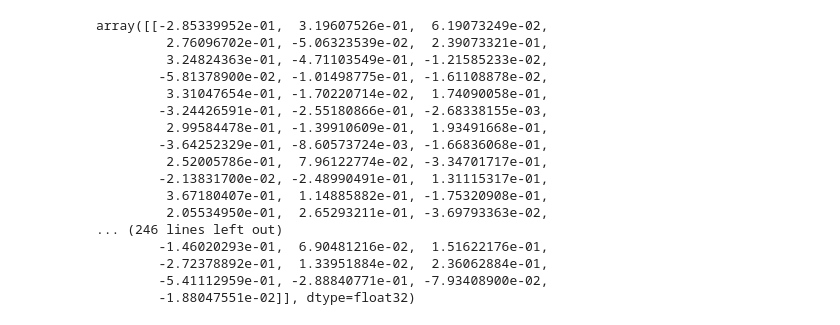
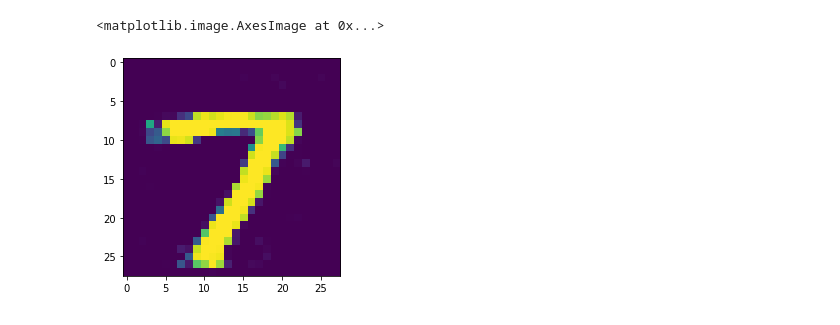
Before and after one commit to jaggbow/torch-gan, a Jupyter notebook: Notebooks/GAN.ipynb, the cells around one changed output. Saved outputs shown, nothing was run; the diff lists cells and outputs as text; code cells hidden in the pictures.

```diff
--- a/Notebooks/GAN.ipynb
+++ b/Notebooks/GAN.ipynb
@@ -71,20 +68,6 @@ pred = pred.cpu().detach().numpy()
-# %%
-pred
-# %% [output]
-array([[-2.85339952e-01,  3.19607526e-01,  6.19073249e-02,
-         2.76096702e-01, -5.06323539e-02,  2.39073321e-01,
-         3.24824363e-01, -4.71103549e-01, -1.21585233e-02,
-        -5.81378900e-02, -1.01498775e-01, -1.61108878e-02,
-         3.31047654e-01, -1.70220714e-02,  1.74090058e-01,
-        -3.24426591e-01, -2.55180866e-01, -2.68338155e-03,
-         2.99584478e-01, -1.39910609e-01,  1.93491668e-01,
-        -3.64252329e-01, -8.60573724e-03, -1.66836068e-01,
-         2.52005786e-01,  7.96122774e-02, -3.34701717e-01,
-        -2.13831700e-02, -2.48990491e-01,  1.31115317e-01,
-         3.67180407e-01,  1.14885882e-01, -1.75320908e-01,
-         2.05534950e-01,  2.65293211e-01, -3.69793363e-02,
-... (246 lines left out)
-        -1.46020293e-01,  6.90481216e-02,  1.51622176e-01,
-        -2.72378892e-01,  1.33951884e-02,  2.36062884e-01,
-        -5.41112959e-01, -2.88840771e-01, -7.93408900e-02,
-        -1.88047551e-02]], dtype=float32)
+# %%
+pred = advNet.generate(1)
+plt.imshow(vec2image(pred).detach().numpy()[0].reshape(28,28,1))
+# %% [output]
+<matplotlib.image.AxesImage at 0x...>
+[figure, added]
```
Also changed, not shown: parts of 4 cells of this notebook.
